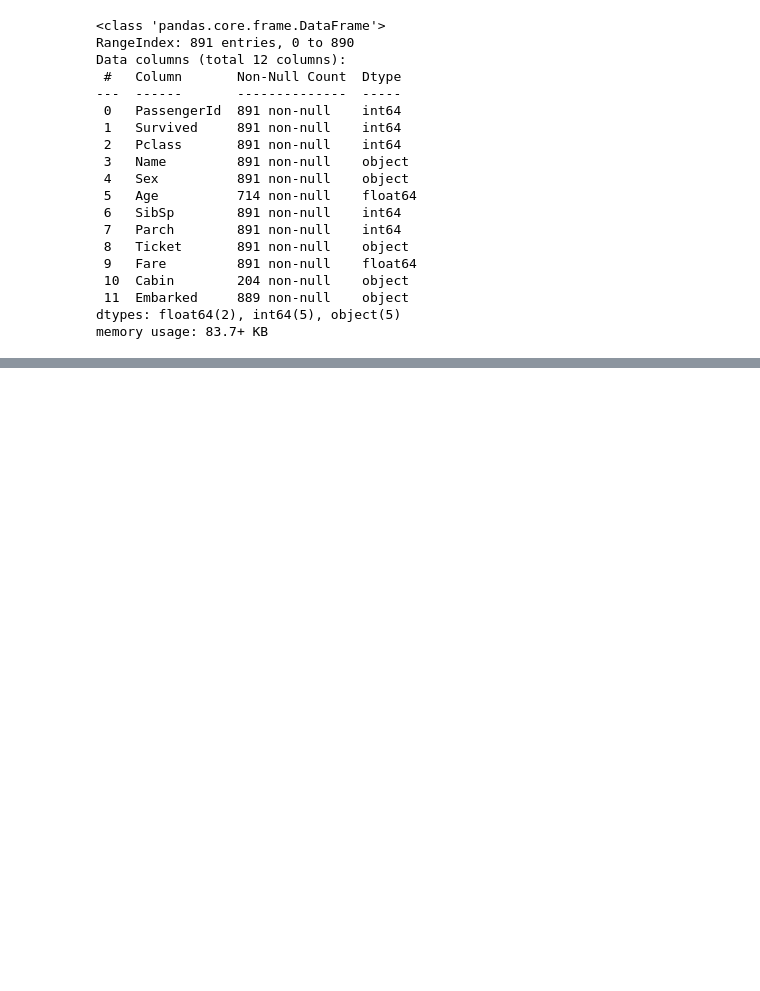
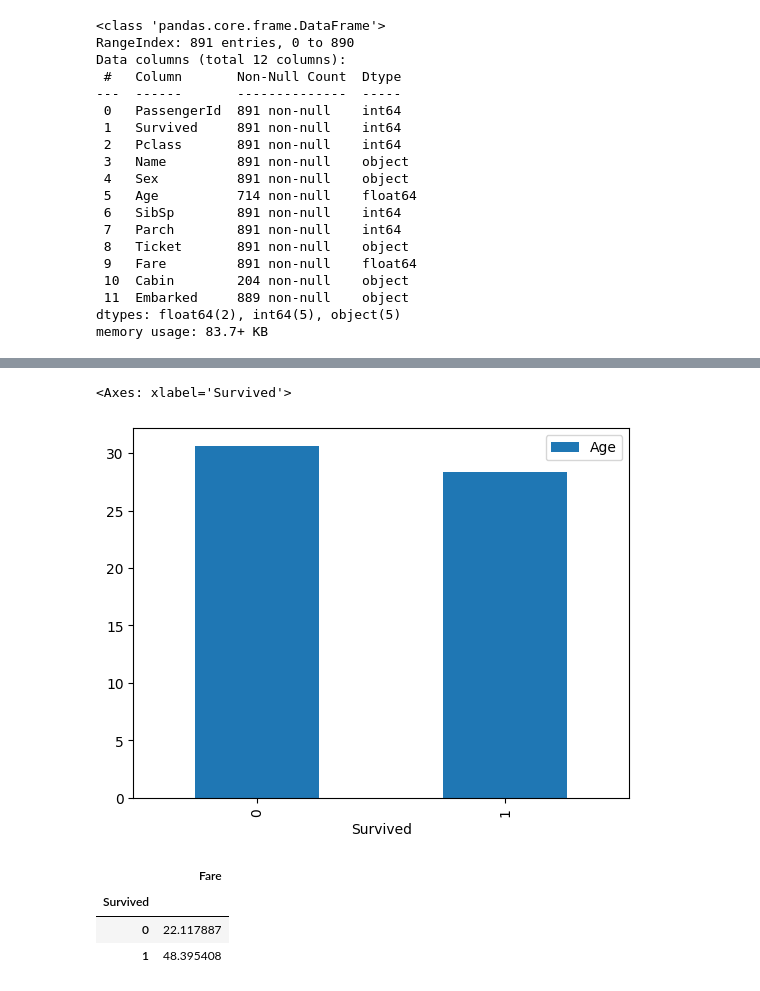
Before and after one commit to mabyki/TMSds, a Jupyter notebook: HW_lesson_8/HW_lesson_8.ipynb, the cells around one changed output, grey strips where cells are left out. Cells and saved outputs as stored; diff of their text form; code cells hidden in the pictures; blank space fills up the shorter version.

```diff
--- a/HW_lesson_8/HW_lesson_8.ipynb
+++ b/HW_lesson_8/HW_lesson_8.ipynb
@@ -119 +114,15 @@ df[['Survived', 'Pclass']].groupby('Pclass').agg('sum')
+# %%
+df[['Survived', 'Age']].groupby('Survived').agg({'Age': 'mean'}).plot.bar()
+# Срелний возраст выживших и погибших
+# %% [output]
+<Axes: xlabel='Survived'>
+[figure, added]
+# %%
+df[['Survived', 'Fare']].groupby('Survived').agg('mean')
+# средняя цена билета вышивших и погибших
+# %% [output]
+|  | Fare |
+| Survived |  |
+| 0 | 22.117887 |
+| 1 | 48.395408 |
 # %%
```
Also changed, not shown: parts of 9 cells of this notebook.
